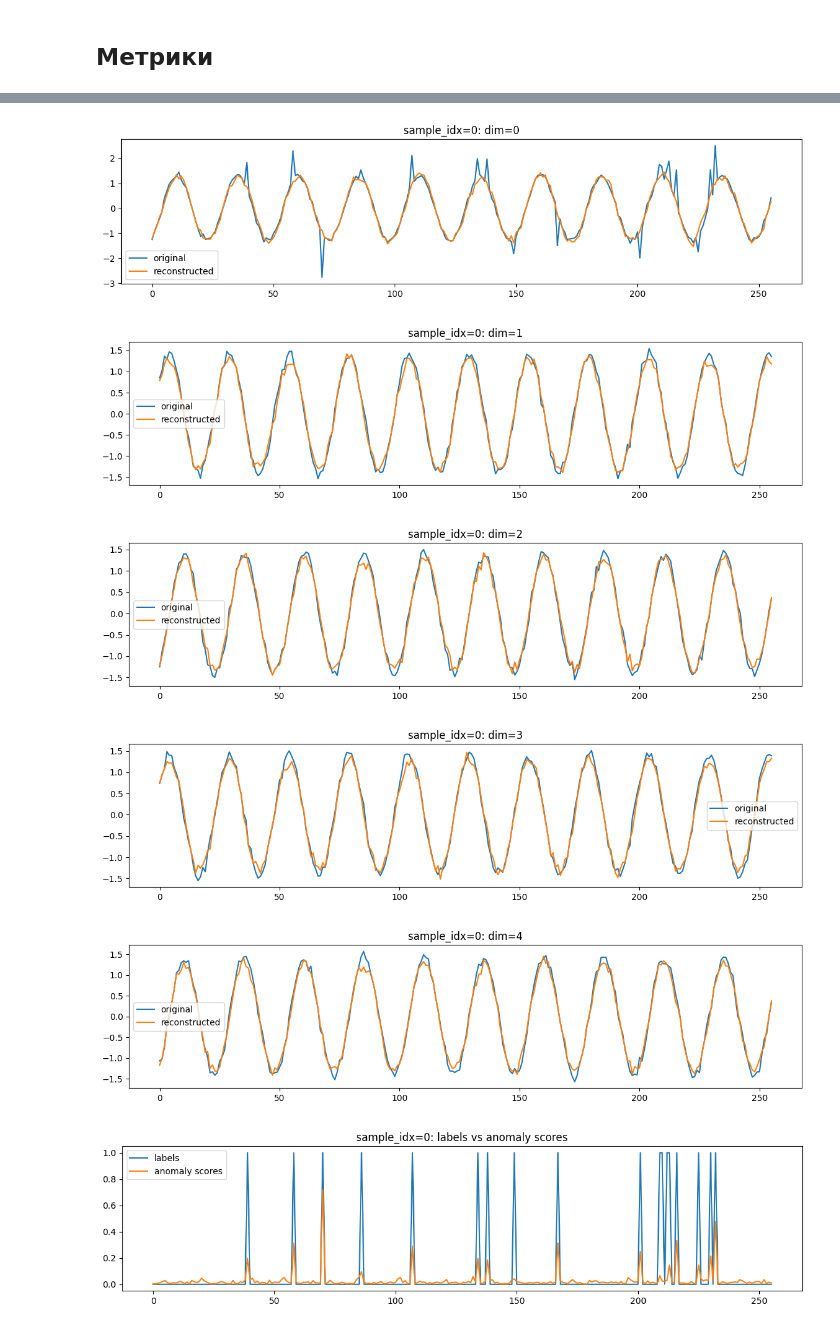
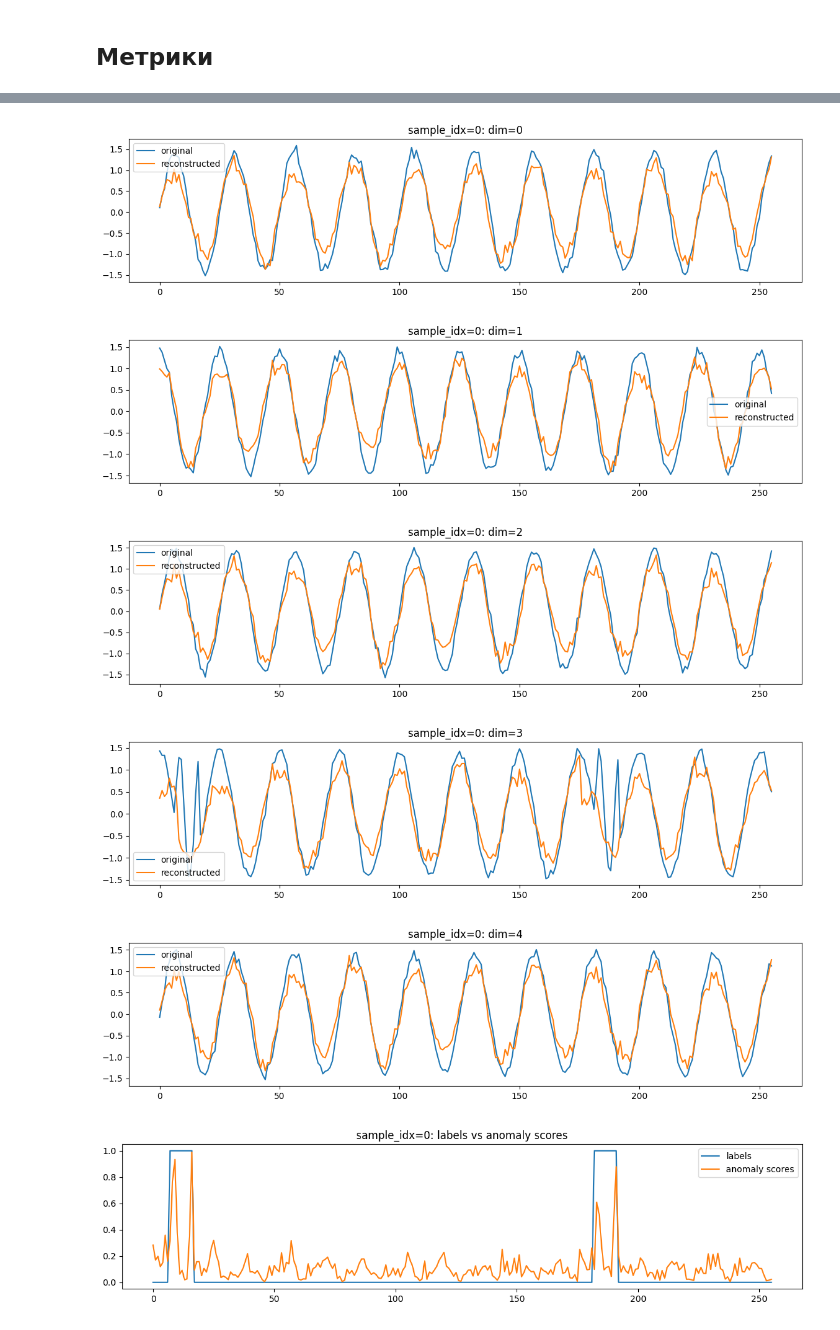
Before and after one commit to necroshine0/time-anomaly, a Jupyter notebook: exp/DiffusionAE-independent.ipynb, the cells around one changed output, grey strips where cells are left out. Saved outputs shown, nothing was run; the diff lists cells and outputs as text; code cells hidden in the pictures.

```diff
--- a/exp/DiffusionAE-independent.ipynb
+++ b/exp/DiffusionAE-independent.ipynb
@@ -320,7 +305,6 @@ def show_example(dataset):
     checkpoint_path = f"{checkpoint_dir}/pretrain_checkpoint_best.pth"
     checkpoint = load_checkpoint(training_config, detector, optimizer, scaler, checkpoint_path, device, strict=True)
 
-    it = iter(loaders[dataset]["valid"])
-    for _ in range(2):
-        batch = next(it)
+    it = iter(loaders[dataset]["test"])
+    batch = next(it)
     visualize_batch_sample(detector, batch, sample_idx=0)
@@ -336,9 +310,0 @@ show_example("pattern_shapelet")
-# %%
-show_example("point_global")
-# %% [output]
-[figure, removed]
-[figure, removed]
-[figure, removed]
-[figure, removed]
-[figure, removed]
-[figure, removed]
@@ -436,0 +311,9 @@ show_example("point_global")
+# %%
+show_example("pattern_seasonal")
+# %% [output]
+[figure, added]
+[figure, added]
+[figure, added]
+[figure, added]
+[figure, added]
+[figure, added]
```
Also changed, not shown: parts of 15 cells of this notebook, 11 other files.
